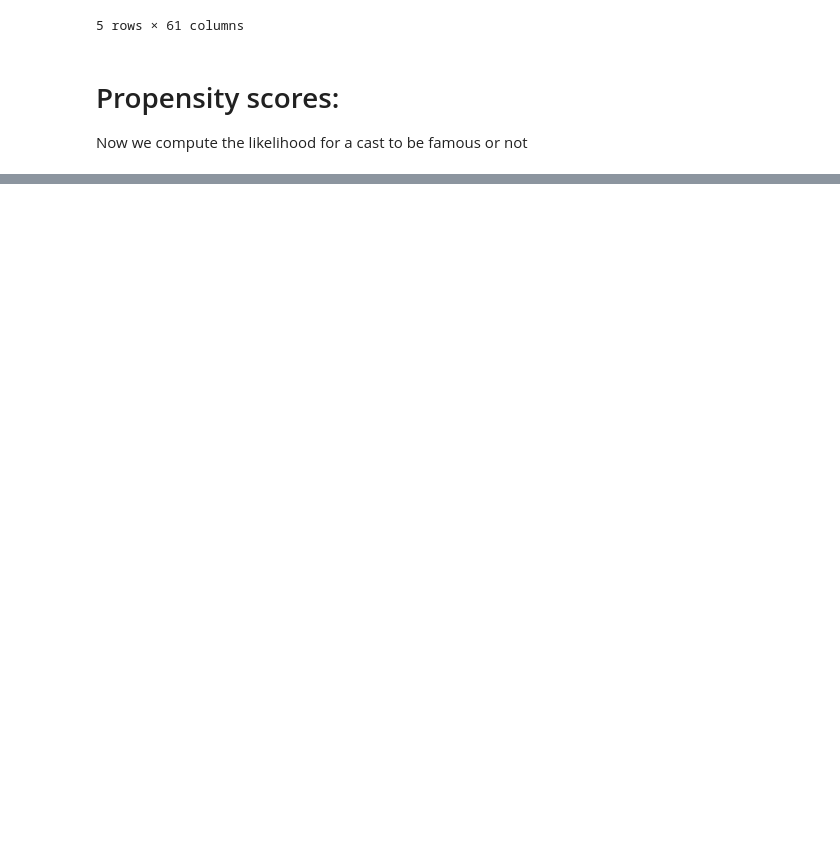
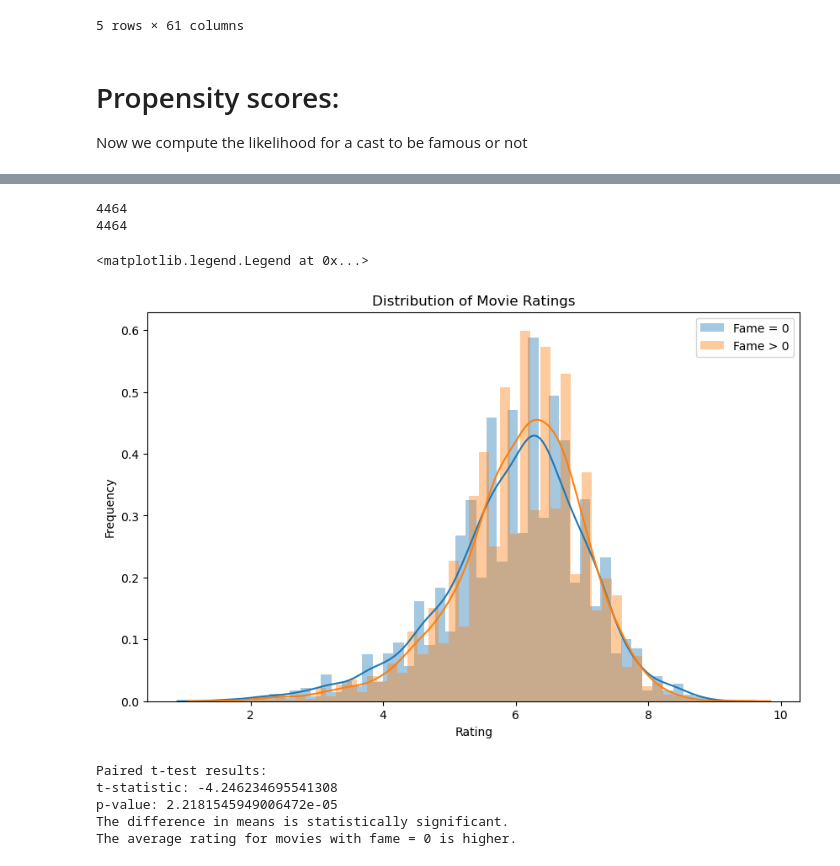
Before and after one commit to epfl-ada/ada-2023-project-shinebrightlikeadamon, a Jupyter notebook: fame_pop_analysis.ipynb, the cells around one changed output, grey strips where cells are left out. Saved outputs shown, nothing was run; the diff lists cells and outputs as text; code cells hidden in the pictures; blank space fills up the shorter version.

Commit message:
Update fame_pop_analysis.ipynb
debug librairies

```diff
--- a/fame_pop_analysis.ipynb
+++ b/fame_pop_analysis.ipynb
@@ -403,7 +404,8 @@ print(characters[characters['actor_name'].isna()])
 
 
 
-# TODO what do with repeated actors, charcater is in 2 ways? (like old and young version of the same character)
+# remove the duplicates from the characters dataset
+characters = characters.drop_duplicates(subset=['freebase_movie_id', 'actor_name','character_name'], keep='first')
 # %% [output]
 No duplicates found in the character dataset.
 Actors who played multiple roles in the same movie:
@@ -624,0 +634,67 @@ movies_copy['propensity_score'] = propensity_scores
+# %%
+from causalml.match import NearestNeighborMatch
+
+# add dummy variable for fame_only >0 in the movies_copy dataframe
+movies_copy['fame_dummy'] = movies_copy['fame_only'].apply(lambda x: 1 if x > 0 else 0)
+
+# Initialize Matching
+matcher = NearestNeighborMatch()
+
+#match the data with the propensity scores as the y column and use one element from each dataset to make a pair, use NearestNeighborMatch() to match the pairs
+matched_pairs = matcher.match(data=movies_copy, treatment_col='fame_dummy', score_cols=['propensity_score'])
+
+# make a dataframe with only the fame_dummy = 0 elements of the matched pairs
+df_zero = matched_pairs[matched_pairs['fame_dummy'] == 0]
+# make a dataframe with only the fame_dummy = 1 elements of the matched pairs
+df_positive = matched_pairs[matched_pairs['fame_dummy'] == 1]
+
+# check the number of elements in each dataframe
+print(len(df_zero))
+print(len(df_positive))
+# %% [output]
+4464
+4464
+# %%
+# plot the ratings distribution for the two groups
+plt.figure(figsize=(10,6))
+sns.distplot(df_zero['averageRating'], label='Fame = 0')
+sns.distplot(df_positive['averageRating'], label='Fame > 0')
+plt.title('Distribution of Movie Ratings')
+plt.xlabel('Rating')
+plt.ylabel('Frequency')
+plt.legend()
+# %% [output]
+<matplotlib.legend.Legend at 0x...>
+[figure, added]
+# %%
+from scipy.stats import ttest_rel
+
+# Extract the ratings for the two groups
+ratings_zero = df_zero['averageRating']
+ratings_positive = df_positive['averageRating']
+
+# Perform the paired t-test
+t_statistic, p_value = ttest_rel(ratings_zero, ratings_positive)
+
+# Print the results
+print("Paired t-test results:")
+print("t-statistic:", t_statistic)
+print("p-value:", p_value)
+
+# Check if the difference in means is statistically significant
+if p_value < 0.05:
+    print("The difference in means is statistically significant.")
+else:
+    print("The difference in means is not statistically significant.")
+
+# interpret the results of the t-test
+if t_statistic < 0:
+    print("The average rating for movies with fame = 0 is higher.")
+else:
+    print("The average rating for movies with fame > 0 is higher.")
+# %% [output]
+Paired t-test results:
+t-statistic: -4.246234695541308
+p-value: 2.2181545949006472e-05
+The difference in means is statistically significant.
+The average rating for movies with fame = 0 is higher.
```
Also changed, not shown: parts of 8 cells of this notebook.
